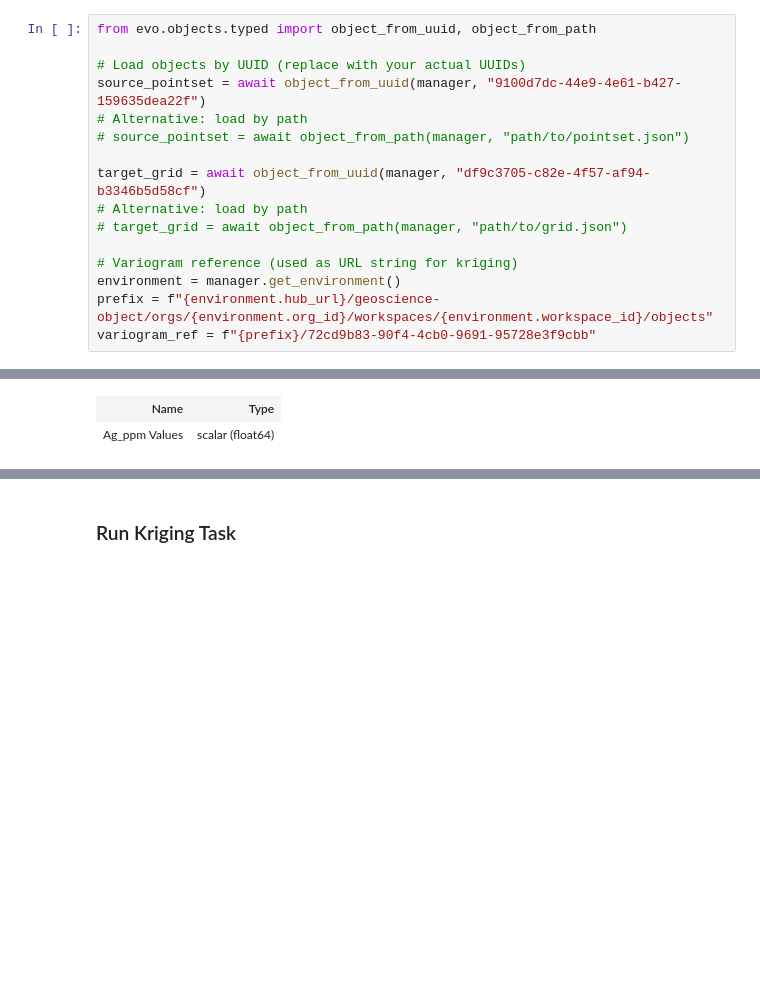
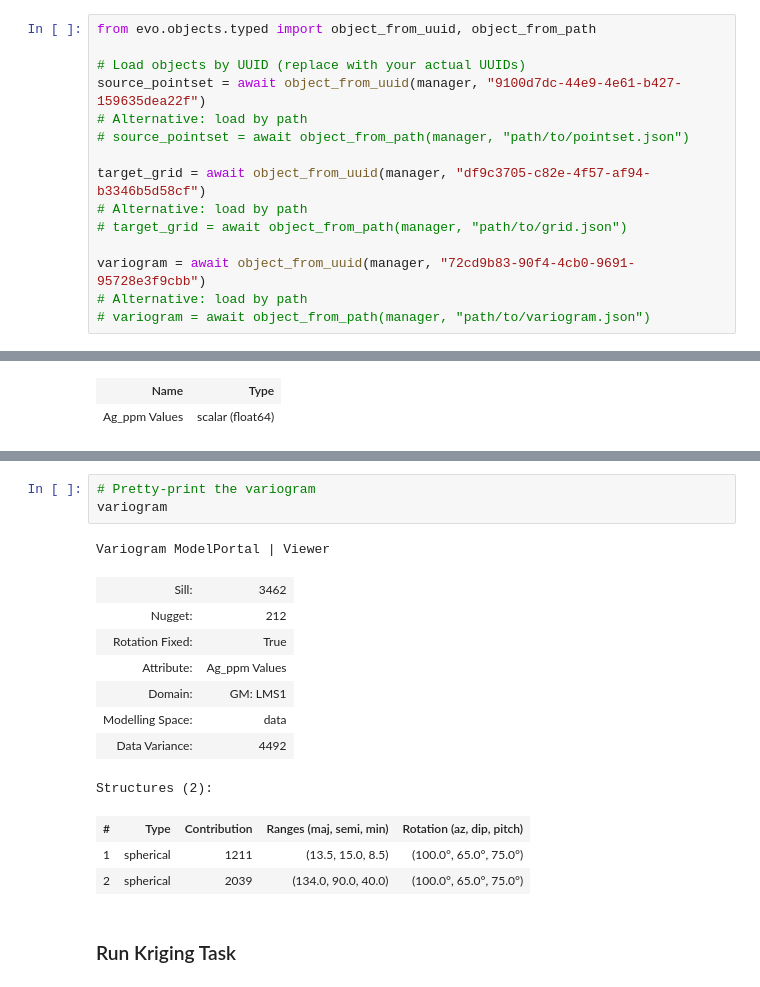
Before and after one commit to SeequentEvo/evo-python-sdk, a Jupyter notebook: packages/evo-compute/docs/examples/kriging.ipynb, the cells around one changed output, grey strips where cells are left out. Saved outputs shown, nothing was run; the diff lists cells and outputs as text; blank space fills up the shorter version.

Commit message:
CPT-1138: updated variogram to follow better class structure and with pretty printing

```diff
--- a/packages/evo-compute/docs/examples/kriging.ipynb
+++ b/packages/evo-compute/docs/examples/kriging.ipynb
@@ -65,10 +65,9 @@ target_grid = await object_from_uuid(manager, "df9c3705-c82e-4f57-af94-b3346b5d5
 # Alternative: load by path
 # target_grid = await object_from_path(manager, "path/to/grid.json")
 
-# Variogram reference (used as URL string for kriging)
-environment = manager.get_environment()
-prefix = f"{environment.hub_url}/geoscience-object/orgs/{environment.org_id}/workspaces/{environment.workspace_id}/objects"
-variogram_ref = f"{prefix}/72cd9b83-90f4-4cb0-9691-95728e3f9cbb"
+variogram = await object_from_uuid(manager, "72cd9b83-90f4-4cb0-9691-95728e3f9cbb")
+# Alternative: load by path
+# variogram = await object_from_path(manager, "path/to/variogram.json")
 # %%
 # Pretty-print the source pointset (includes Portal/Viewer links)
 source_pointset
@@ -117,3 +117,19 @@ locations:
+# %%
+# Pretty-print the variogram
+variogram
+# %% [output]
+Variogram ModelPortal | Viewer
+| Sill: | 3462 |
+| Nugget: | 212 |
+| Rotation Fixed: | True |
+| Attribute: | Ag_ppm Values |
+| Domain: | GM: LMS1 |
+| Modelling Space: | data |
+| Data Variance: | 4492 |
+Structures (2):
+| # | Type | Contribution | Ranges (maj, semi, min) | Rotation (az, dip, pitch) |
+| 1 | spherical | 1211 | (13.5, 15.0, 8.5) | (100.0°, 65.0°, 75.0°) |
+| 2 | spherical | 2039 | (134.0, 90.0, 40.0) | (100.0°, 65.0°, 75.0°) |
 # %% [markdown]
 ### Run Kriging Task
 # %%
```
Also changed, not shown: parts of 11 cells of this notebook, 6 other files.
